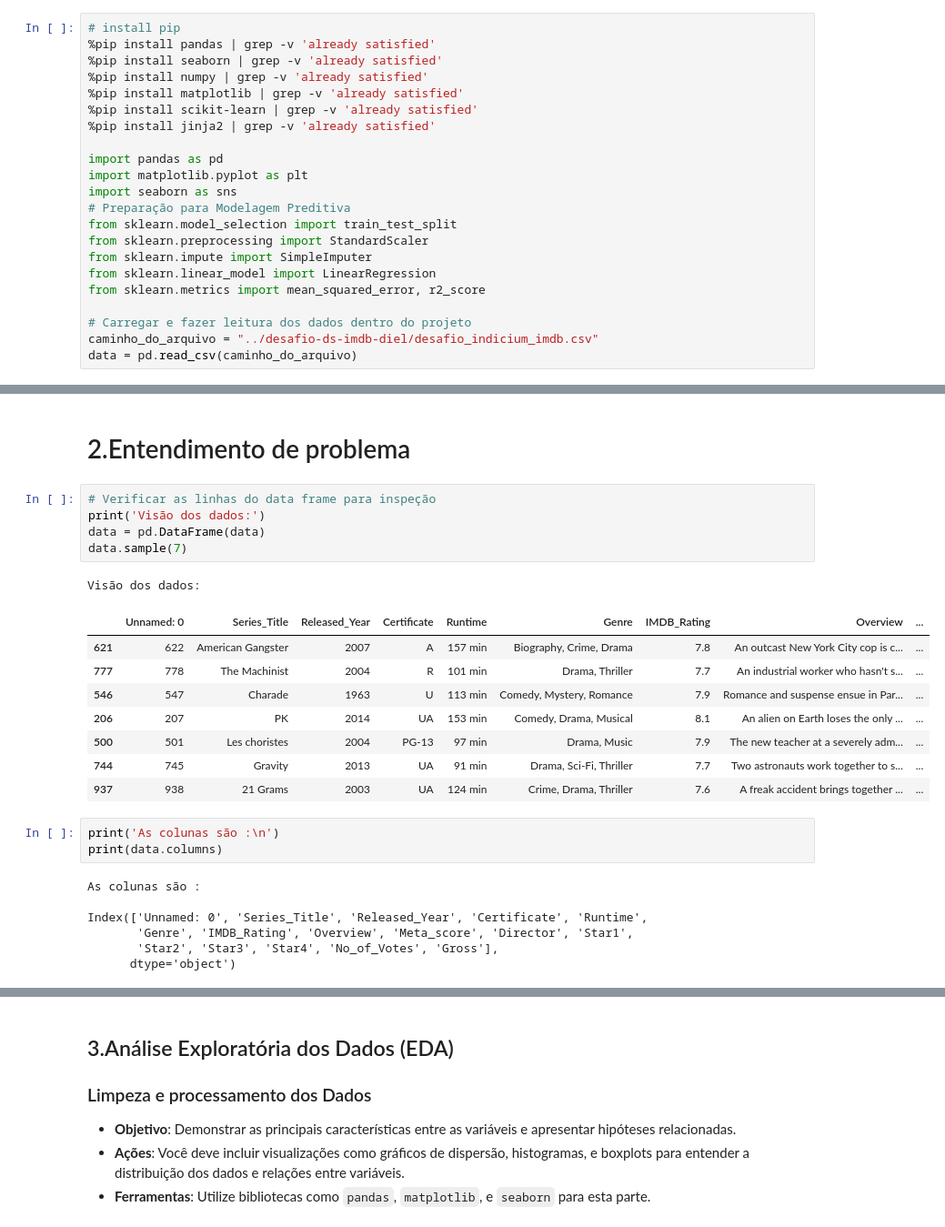
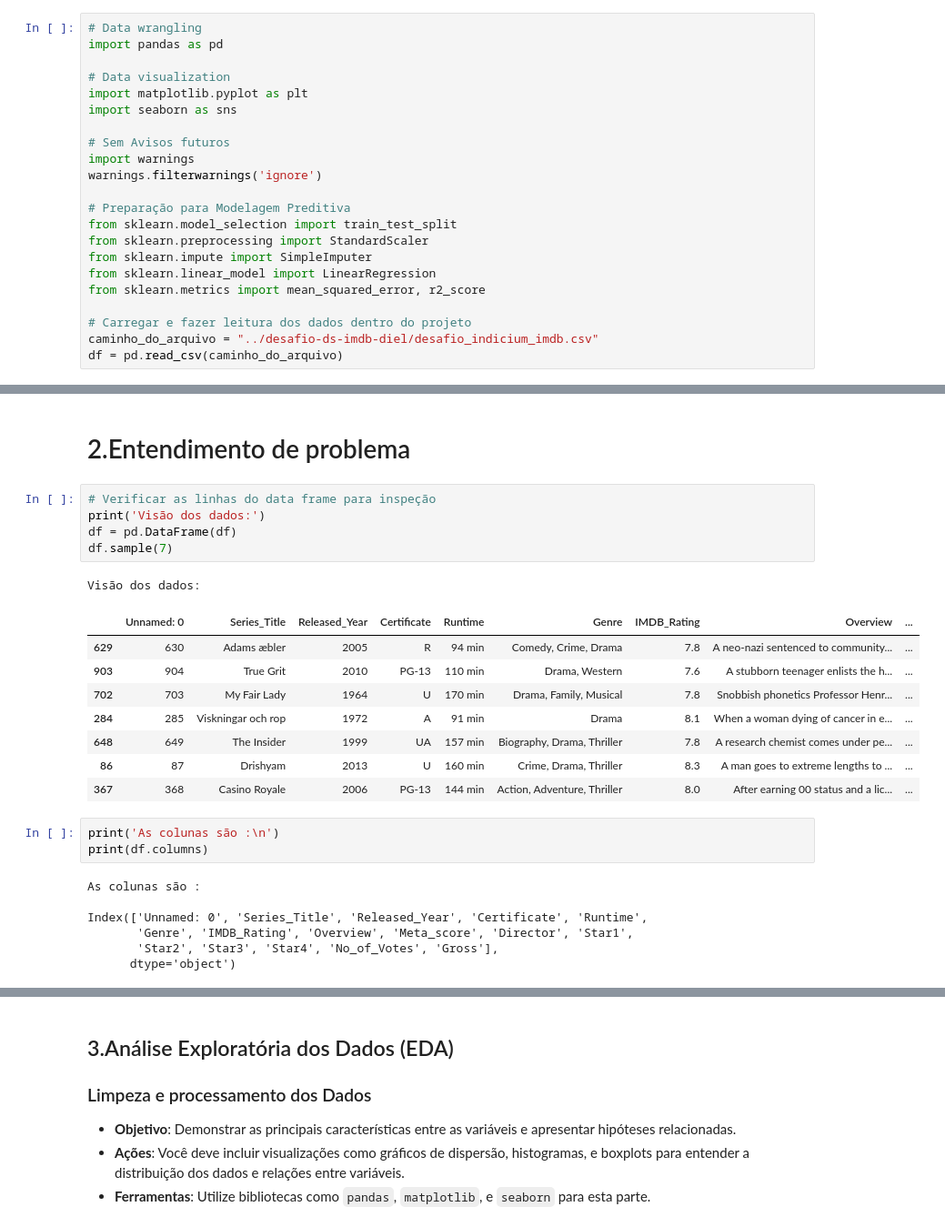
Before and after one commit to andriel300/LH_CD_ANDRIELJOSEDASILVA, a Jupyter notebook: modelagem.ipynb, the cells around one changed output, grey strips where cells are left out. Shown: that part at 91% size. Saved outputs shown, nothing was run; the diff lists cells and outputs as text.

```diff
--- a/modelagem.ipynb
+++ b/modelagem.ipynb
@@ -1,17 +1,17 @@
 # %% [markdown]
 # 1.Importação de Bibliotecas
 # %%
-# install pip
-%pip install pandas | grep -v 'already satisfied'
-%pip install seaborn | grep -v 'already satisfied'
-%pip install numpy | grep -v 'already satisfied'
-%pip install matplotlib | grep -v 'already satisfied'
-%pip install scikit-learn | grep -v 'already satisfied'
-%pip install jinja2 | grep -v 'already satisfied'
+# Data wrangling
+import pandas as pd
 
-import pandas as pd
+# Data visualization
 import matplotlib.pyplot as plt
 import seaborn as sns
+
+# Sem Avisos futuros
+import warnings
+warnings.filterwarnings('ignore')
+
 # Preparação para Modelagem Preditiva
 from sklearn.model_selection import train_test_split
 from sklearn.preprocessing import StandardScaler
@@ -21,4 +21,4 @@ from sklearn.metrics import mean_squared_error, r2_score
 
 # Carregar e fazer leitura dos dados dentro do projeto
 caminho_do_arquivo = "../desafio-ds-imdb-diel/desafio_indicium_imdb.csv"
-data = pd.read_csv(caminho_do_arquivo)
+df = pd.read_csv(caminho_do_arquivo)
@@ -45,21 +27,21 @@ Note: you may need to restart the kernel to use updated packages.
 # %%
 # Verificar as linhas do data frame para inspeção
 print('Visão dos dados:')
-data = pd.DataFrame(data)
-data.sample(7)
+df = pd.DataFrame(df)
+df.sample(7)
 # %% [output]
 Visão dos dados:
 |  | Unnamed: 0 | Series_Title | Released_Year | Certificate | Runtime | Genre | IMDB_Rating | Overview | ... |
-| 621 | 622 | American Gangster | 2007 | A | 157 min | Biography, Crime, Drama | 7.8 | An outcast New York City cop is c... | ... |
-| 777 | 778 | The Machinist | 2004 | R | 101 min | Drama, Thriller | 7.7 | An industrial worker who hasn't s... | ... |
-| 546 | 547 | Charade | 1963 | U | 113 min | Comedy, Mystery, Romance | 7.9 | Romance and suspense ensue in Par... | ... |
-| 206 | 207 | PK | 2014 | UA | 153 min | Comedy, Drama, Musical | 8.1 | An alien on Earth loses the only ... | ... |
-| 500 | 501 | Les choristes | 2004 | PG-13 | 97 min | Drama, Music | 7.9 | The new teacher at a severely adm... | ... |
-| 744 | 745 | Gravity | 2013 | UA | 91 min | Drama, Sci-Fi, Thriller | 7.7 | Two astronauts work together to s... | ... |
-| 937 | 938 | 21 Grams | 2003 | UA | 124 min | Crime, Drama, Thriller | 7.6 | A freak accident brings together ... | ... |
+| 629 | 630 | Adams æbler | 2005 | R | 94 min | Comedy, Crime, Drama | 7.8 | A neo-nazi sentenced to community... | ... |
+| 903 | 904 | True Grit | 2010 | PG-13 | 110 min | Drama, Western | 7.6 | A stubborn teenager enlists the h... | ... |
+| 702 | 703 | My Fair Lady | 1964 | U | 170 min | Drama, Family, Musical | 7.8 | Snobbish phonetics Professor Henr... | ... |
+| 284 | 285 | Viskningar och rop | 1972 | A | 91 min | Drama | 8.1 | When a woman dying of cancer in e... | ... |
+| 648 | 649 | The Insider | 1999 | UA | 157 min | Biography, Drama, Thriller | 7.8 | A research chemist comes under pe... | ... |
+| 86 | 87 | Drishyam | 2013 | U | 160 min | Crime, Drama, Thriller | 8.3 | A man goes to extreme lengths to ... | ... |
+| 367 | 368 | Casino Royale | 2006 | PG-13 | 144 min | Action, Adventure, Thriller | 8.0 | After earning 00 status and a lic... | ... |
 # %%
 print('As colunas são :\n')
-print(data.columns)
+print(df.columns)
 # %% [output]
 As colunas são :
 
```
Also changed, not shown: parts of 29 cells of this notebook, 1 other file.
